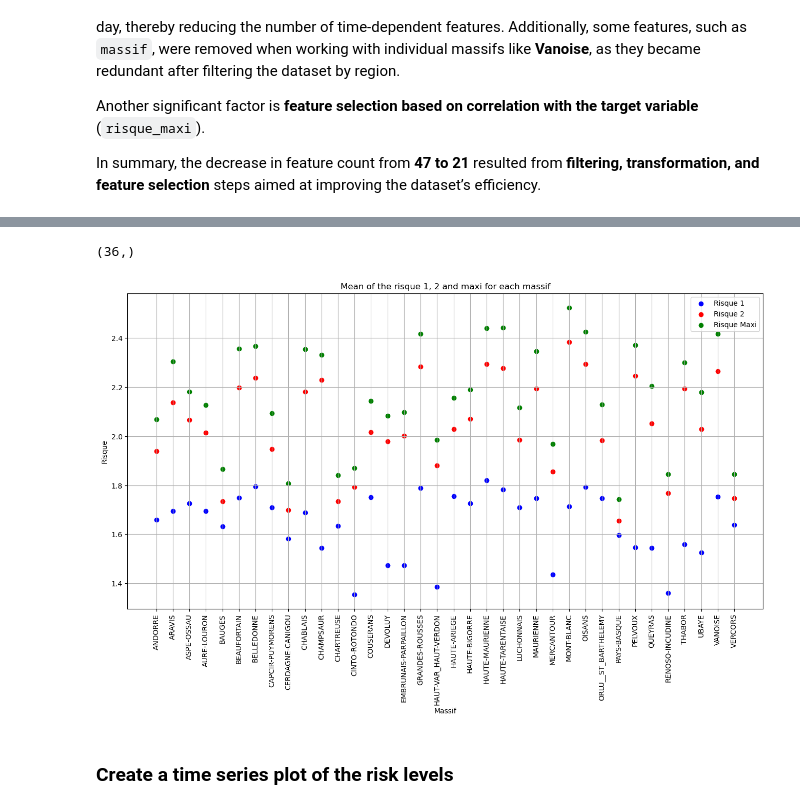
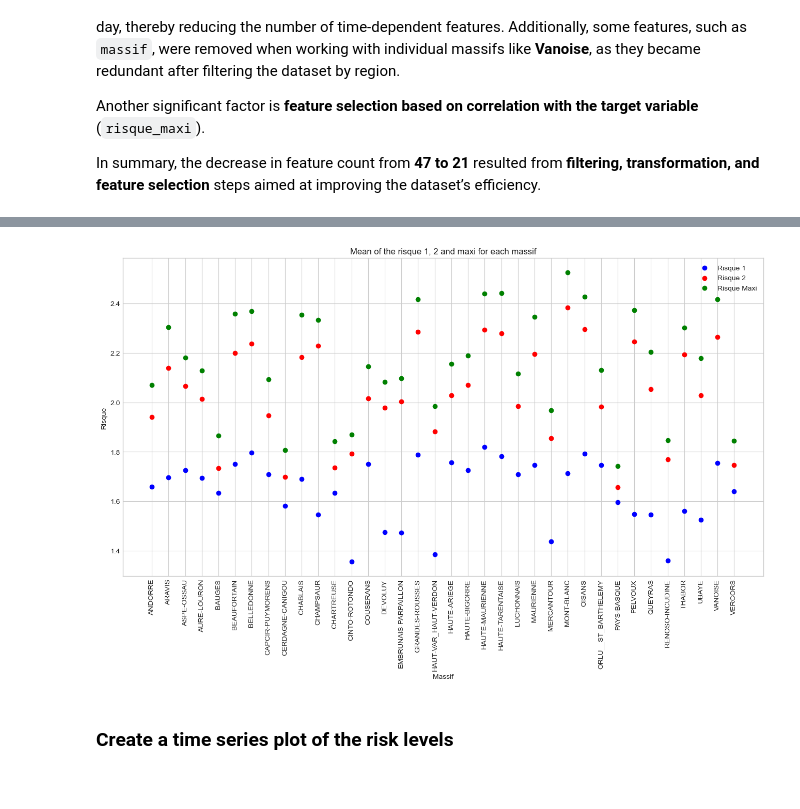
Before and after one commit to adevilde/avalanches_prediction, a Jupyter notebook: avalanche_starting_kit.ipynb, the cells around one changed output, grey strips where cells are left out. Saved outputs shown, nothing was run; the diff lists cells and outputs as text; code cells hidden in the pictures.

```diff
--- a/avalanche_starting_kit.ipynb
+++ b/avalanche_starting_kit.ipynb
@@ -916,24 +894,21 @@ array(['ANDORRE', 'ARAVIS', 'ASPE-OSSAU', 'AURE-LOURON', 'BAUGES',
-# %%
-print(massifs.shape)
-# %% [output]
-(36,)
 # %%
 data_massif = data.groupby('massif')
+massifs = data['massif'].unique()
 
 # Plot the mean of the target variable for each massif and the risque 2 variable
 plt.figure(figsize=(16,8))
 plt.scatter(massifs, data_massif['risque1'].mean(), c='b')
 plt.scatter(massifs, data_massif['risque2'].mean(), c='r')
 plt.scatter(massifs, data_massif['risque_maxi'].mean(), c='g')
 plt.xticks(rotation=90)
 plt.xlabel('Massif')
 plt.ylabel('Risque')
 plt.legend(['Risque 1', 'Risque 2', 'Risque Maxi'])
 plt.title('Mean of the risque 1, 2 and maxi for each massif')
-plt.grid()
+plt.grid(True)
 plt.show()
 # %% [output]
-[figure, old version]
+[figure, new version]
 # %% [markdown]
 ### Create a time series plot of the risk levels
 # %% [markdown]
```
Also changed, not shown: parts of 33 cells of this notebook, 7 other files.
